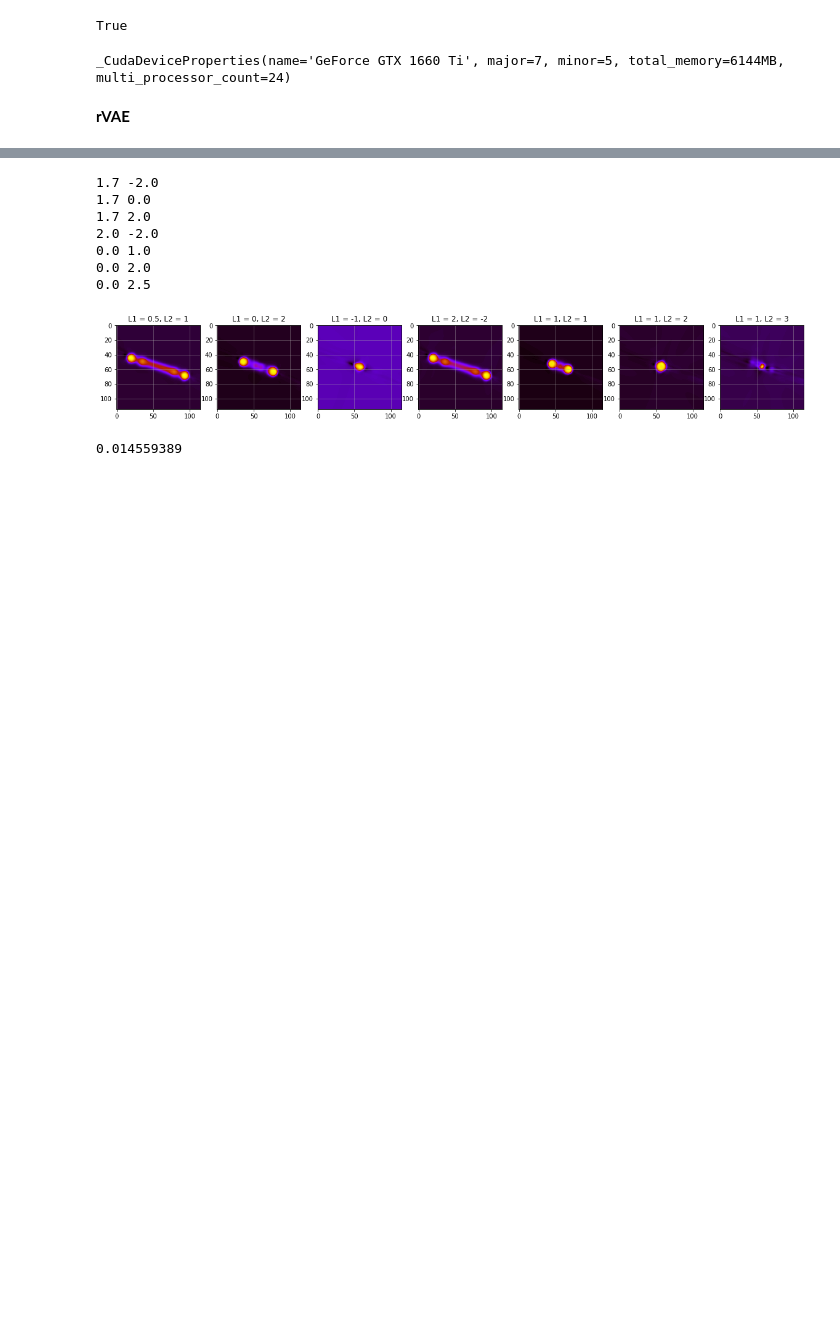
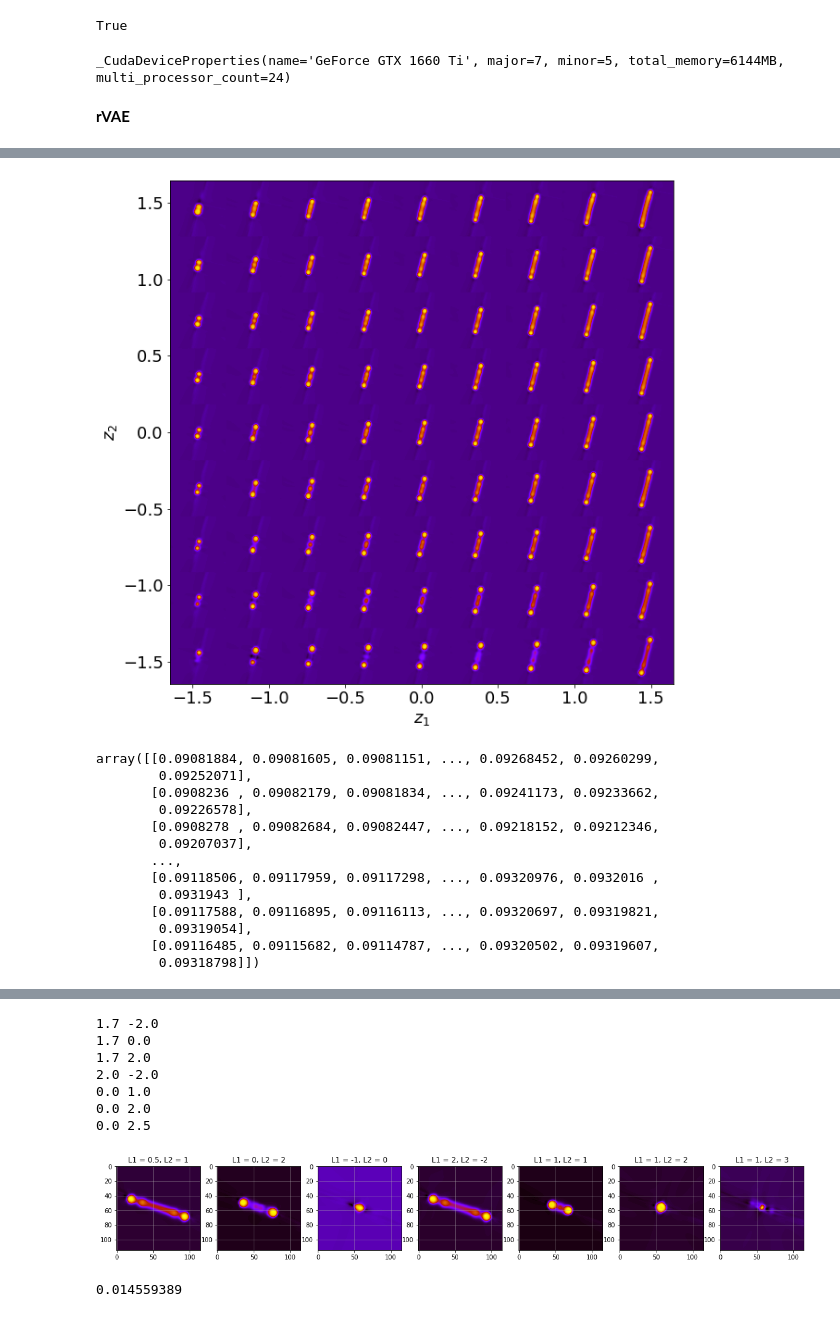
Before and after one commit to Jsakkos/mf-lon-cyanos-rvae, a Jupyter notebook: notebooks/whole-cells-rVAE.ipynb, the cells around one changed output, grey strips where cells are left out. Cells and saved outputs as stored; diff of their text form; code cells hidden in the pictures; blank space fills up the shorter version.

```diff
--- a/notebooks/whole-cells-rVAE.ipynb
+++ b/notebooks/whole-cells-rVAE.ipynb
@@ -131,14 +133,15 @@ _CudaDeviceProperties(name='GeForce GTX 1660 Ti', major=7, minor=5, total_memory
 **rVAE**
 # %%
 in_dim = (subimg.shape[1], subimg.shape[2])
-
+depth = 256
+batch = 10
 #rvae= aoi.models.load_model("cell-rvae-iter200-control-and-induced-4-8-24-48-72.tar")
 
 
 rvae = aoi.models.rVAE(in_dim, translation= True,
-                        numlayers_encoder=3, numhidden_encoder=128,
-                        numlayers_decoder=3, numhidden_decoder=128,
+                        numlayers_encoder=3, numhidden_encoder=depth,
+                        numlayers_decoder=3, numhidden_decoder=depth,
                         Skip = True)
 
-rvae.fit(subimg,training_cycles=100, batch_size=10)
+rvae.fit(subimg,training_cycles=100, batch_size=batch)
 # %% [output]
@@ -1021,0 +166,17 @@ plt.savefig('cell-all-L2vsL1')
+# %%
+rvae.manifold2d()
+# %% [output]
+[figure, added]
+array([[0.09081884, 0.09081605, 0.09081151, ..., 0.09268452, 0.09260299,
+        0.09252071],
+       [0.0908236 , 0.09082179, 0.09081834, ..., 0.09241173, 0.09233662,
+        0.09226578],
+       [0.0908278 , 0.09082684, 0.09082447, ..., 0.09218152, 0.09212346,
+        0.09207037],
+       ...,
+       [0.09118506, 0.09117959, 0.09117298, ..., 0.09320976, 0.0932016 ,
+        0.0931943 ],
+       [0.09117588, 0.09116895, 0.09116113, ..., 0.09320697, 0.09319821,
+        0.09319054],
+       [0.09116485, 0.09115682, 0.09114787, ..., 0.09320502, 0.09319607,
+        0.09318798]])
```
Also changed, not shown: parts of 21 cells of this notebook, 6 other files.
